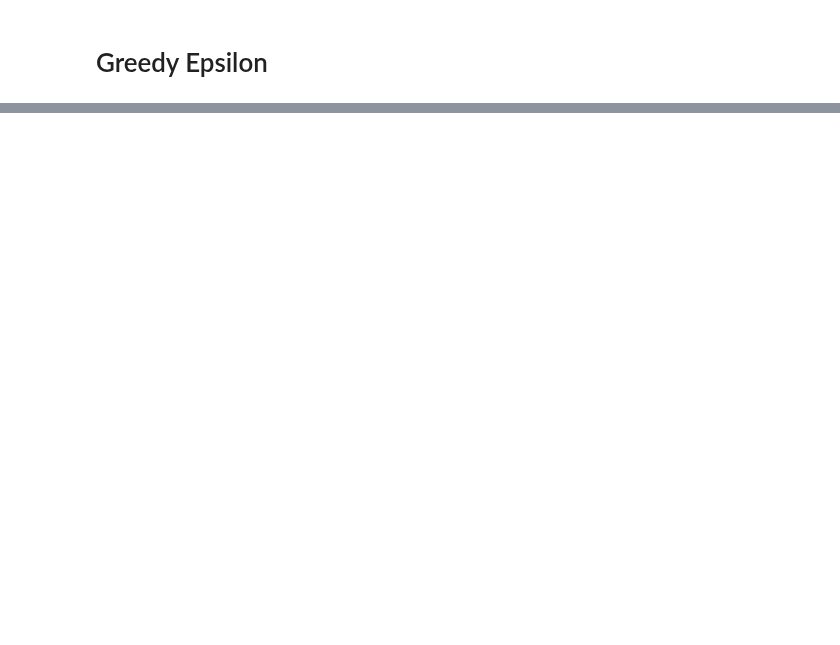
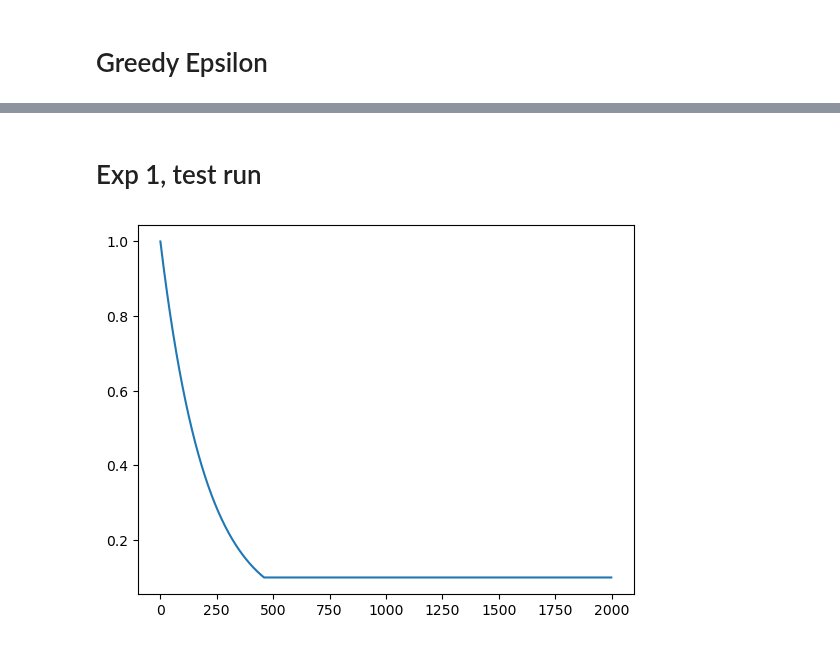
Before and after one commit to jameskn30/NLP_RNN, a Jupyter notebook: Reinforcement Learning/dqn/lunar.v5.ipynb, the cells around one changed output, grey strips where cells are left out. Cells and saved outputs as stored; diff of their text form; code cells hidden in the pictures; blank space fills up the shorter version.

```diff
--- a/Reinforcement Learning/dqn/lunar.v5.ipynb
+++ b/Reinforcement Learning/dqn/lunar.v5.ipynb
@@ -194,0 +365,22 @@ explore =  1
+# %% [markdown]
+# Exp 1, test run
+# %%
+training_epochs = 2000
+max_ep = 1.0
+min_ep = 0.1
+decay_ep =0.995
+seed = 0
+
+hidden_size = 128
+memory_cap = int(1e5)
+batch_size = 128
+
+lr = 1e-3
+gamma = 0.99
+tau = 1e-3
+c = 4
+
+plot_epsilon_decay(min_ep, max_ep, decay_ep, training_epochs, epsilon_linear_decay)
+tune(hidden_size, memory_cap, batch_size, training_epochs, min_ep, max_ep, decay_ep, epsilon_linear_decay ,gamma,c, label = 'exp3')
+# %% [output]
+[figure, added]
```
Also changed, not shown: parts of 18 cells of this notebook, 1 other file.
